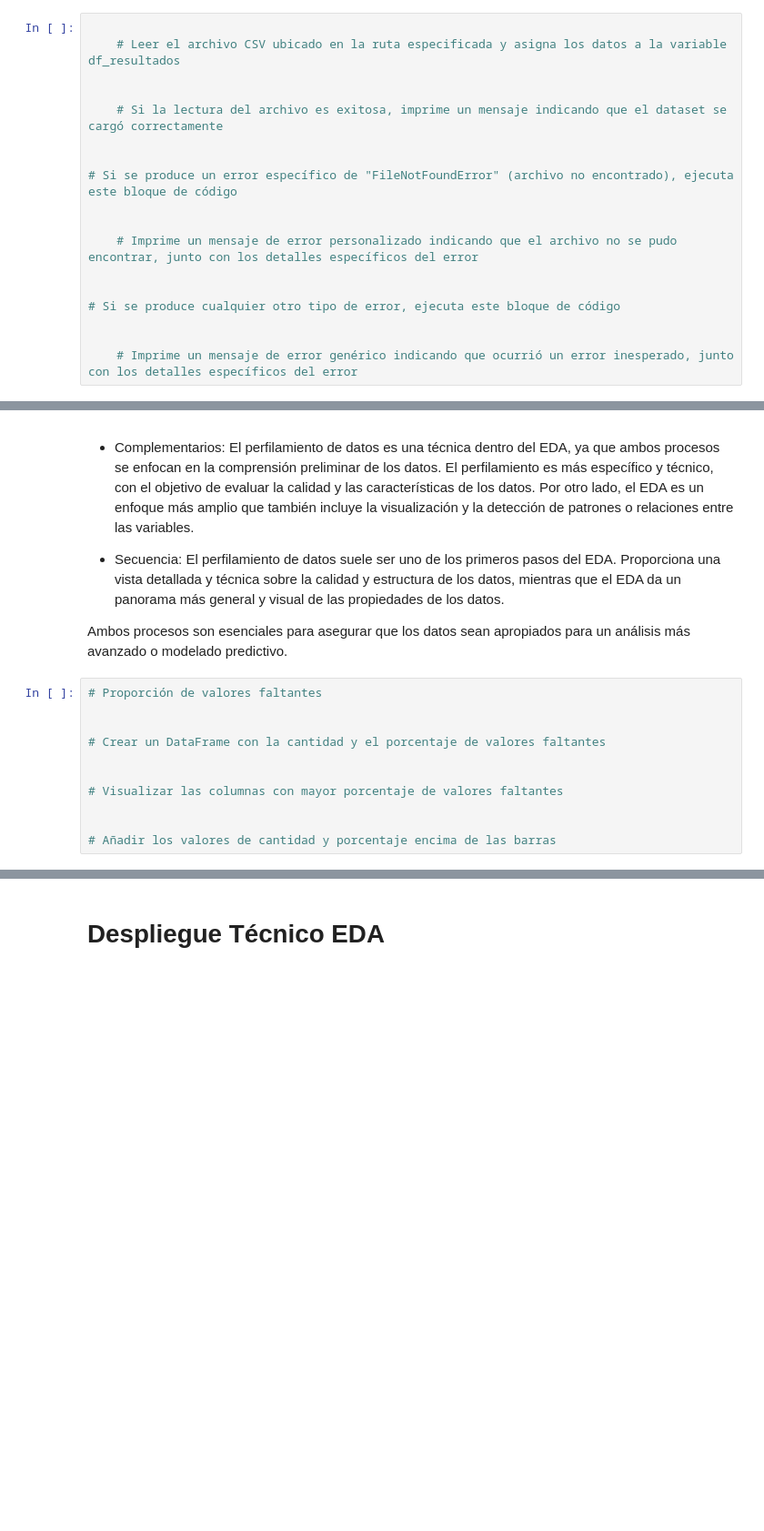
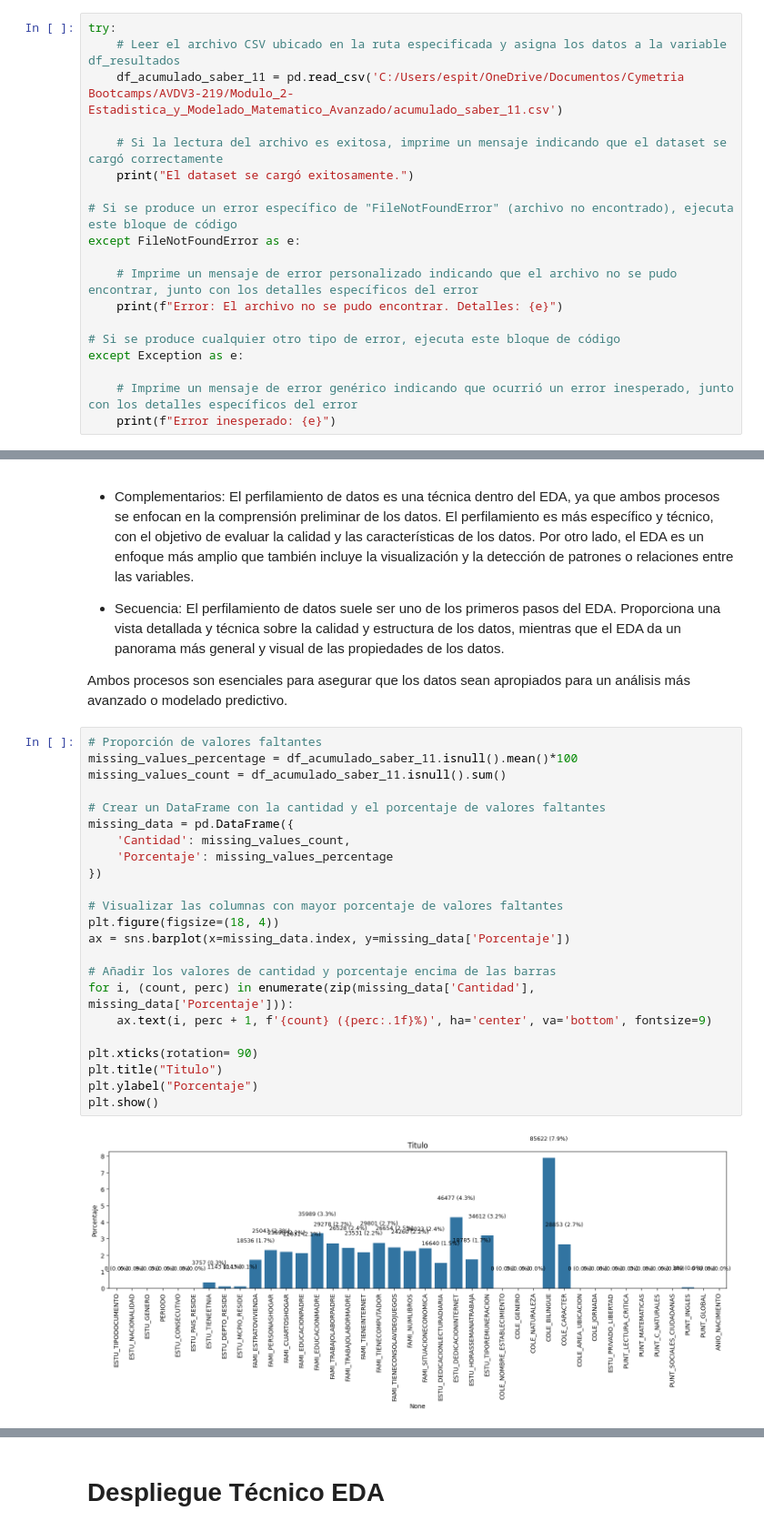
Before and after one commit to wespitia9/AVDV3-219, a Jupyter notebook: Modulo_3-Programacion_Avanzada_y_Automatizacion/Modulo-3_dev.ipynb, the cells around one changed output, grey strips where cells are left out. Shown at 91% size. Saved outputs shown, nothing was run; the diff lists cells and outputs as text; blank space fills up the shorter version.

```diff
--- a/Modulo_3-Programacion_Avanzada_y_Automatizacion/Modulo-3_dev.ipynb
+++ b/Modulo_3-Programacion_Avanzada_y_Automatizacion/Modulo-3_dev.ipynb
@@ -68,18 +78,19 @@ Temas:
 # %%
-
+try:
     # Leer el archivo CSV ubicado en la ruta especificada y asigna los datos a la variable df_resultados
-
+    df_acumulado_saber_11 = pd.read_csv('C:/Users/espit/OneDrive/Documentos/Cymetria Bootcamps/AVDV3-219/Modulo_2-Estadistica_y_Modelado_Matematico_Avanzado/acumulado_saber_11.csv')
 
     # Si la lectura del archivo es exitosa, imprime un mensaje indicando que el dataset se cargó correctamente
-
+    print("El dataset se cargó exitosamente.")
 
 # Si se produce un error específico de "FileNotFoundError" (archivo no encontrado), ejecuta este bloque de código
-
+except FileNotFoundError as e:
 
     # Imprime un mensaje de error personalizado indicando que el archivo no se pudo encontrar, junto con los detalles específicos del error
-
+    print(f"Error: El archivo no se pudo encontrar. Detalles: {e}")
 
 # Si se produce cualquier otro tipo de error, ejecuta este bloque de código
-
+except Exception as e:
 
     # Imprime un mensaje de error genérico indicando que ocurrió un error inesperado, junto con los detalles específicos del error
+    print(f"Error inesperado: {e}")
@@ -214,12 +227,26 @@ El perfilamiento de datos a menudo es el primer paso en un análisis de calidad
 Ambos procesos son esenciales para asegurar que los datos sean apropiados para un análisis más avanzado o modelado predictivo.
 # %%
 # Proporción de valores faltantes
-
+missing_values_percentage = df_acumulado_saber_11.isnull().mean()*100
+missing_values_count = df_acumulado_saber_11.isnull().sum()
 
 # Crear un DataFrame con la cantidad y el porcentaje de valores faltantes
-
+missing_data = pd.DataFrame({
+    'Cantidad': missing_values_count,
+    'Porcentaje': missing_values_percentage
+})
 
 # Visualizar las columnas con mayor porcentaje de valores faltantes
-
+plt.figure(figsize=(18, 4))
+ax = sns.barplot(x=missing_data.index, y=missing_data['Porcentaje'])
 
 # Añadir los valores de cantidad y porcentaje encima de las barras
+for i, (count, perc) in enumerate(zip(missing_data['Cantidad'], missing_data['Porcentaje'])):
+    ax.text(i, perc + 1, f'{count} ({perc:.1f}%)', ha='center', va='bottom', fontsize=9)
+
+plt.xticks(rotation= 90)
+plt.title("Titulo")
+plt.ylabel("Porcentaje")
+plt.show()
+# %% [output]
+[figure, added]
```
Also changed, not shown: parts of 6 cells of this notebook.
